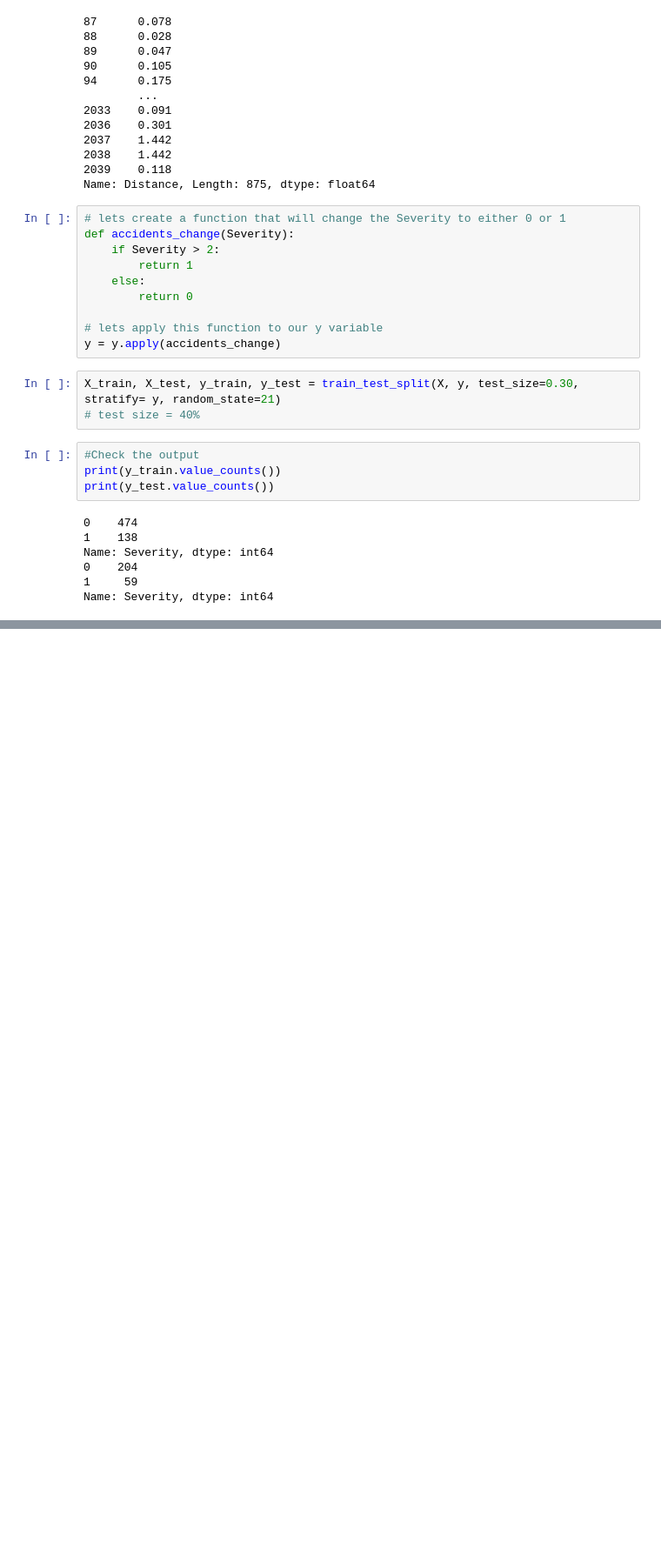
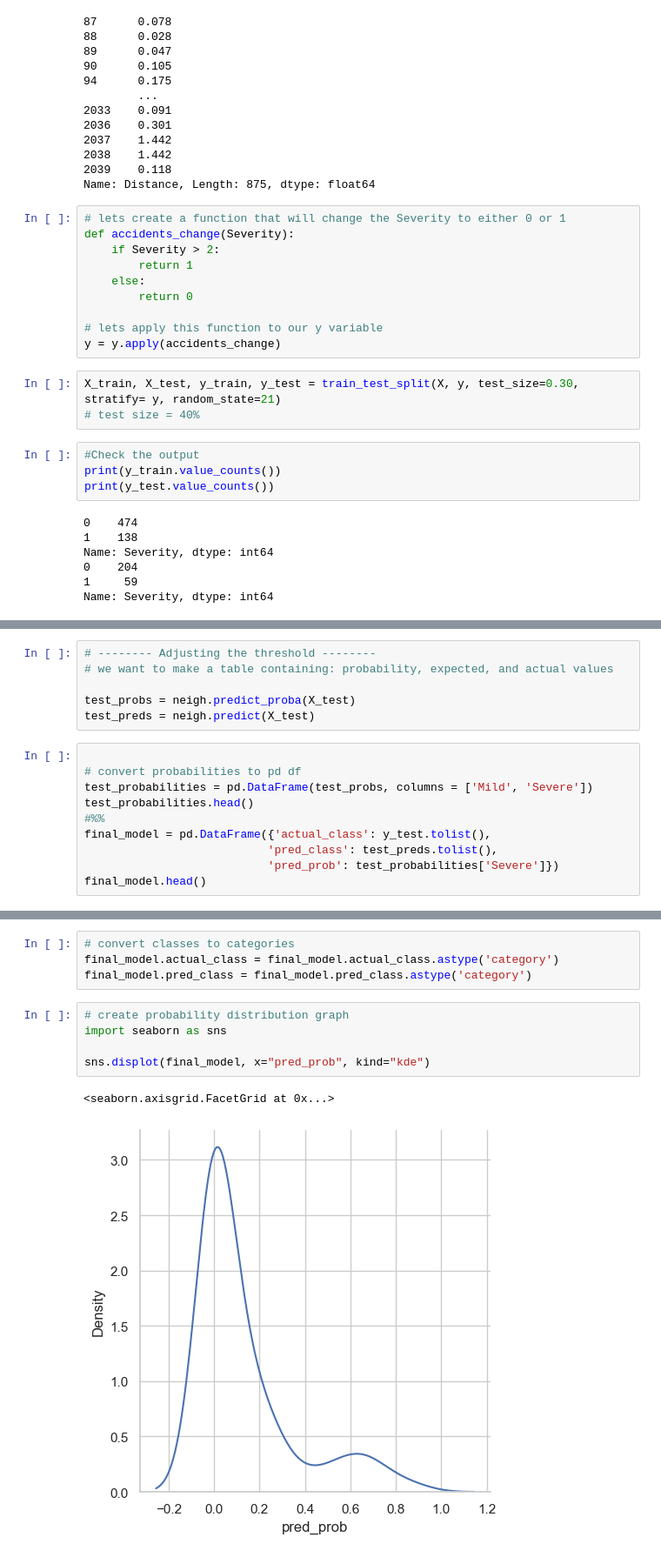
Before and after one commit to SamV250/DS4002Week2, a Jupyter notebook: DSP2RF.ipynb, the cells around one changed output, grey strips where cells are left out. Shown at 87% size. Saved outputs shown, nothing was run; the diff lists cells and outputs as text; blank space fills up the shorter version.

```diff
--- a/DSP2RF.ipynb
+++ b/DSP2RF.ipynb
@@ -384,0 +686,16 @@ Weather_Condition_Heavy Rain                 0.000000
+# %%
+# -------- Adjusting the threshold --------
+# we want to make a table containing: probability, expected, and actual values
+
+test_probs = neigh.predict_proba(X_test)
+test_preds = neigh.predict(X_test)
+# %%
+
+# convert probabilities to pd df
+test_probabilities = pd.DataFrame(test_probs, columns = ['Mild', 'Severe'])
+test_probabilities.head()
+#%%
+final_model = pd.DataFrame({'actual_class': y_test.tolist(),
+                           'pred_class': test_preds.tolist(),
+                           'pred_prob': test_probabilities['Severe']})
+final_model.head()
@@ -384,0 +709,12 @@ Weather_Condition_Heavy Rain                 0.000000
+# %%
+# convert classes to categories
+final_model.actual_class = final_model.actual_class.astype('category')
+final_model.pred_class = final_model.pred_class.astype('category')
+# %%
+# create probability distribution graph
+import seaborn as sns
+
+sns.displot(final_model, x="pred_prob", kind="kde")
+# %% [output]
+<seaborn.axisgrid.FacetGrid at 0x...>
+[figure, added]
```
Also changed, not shown: parts of 33 cells of this notebook.
